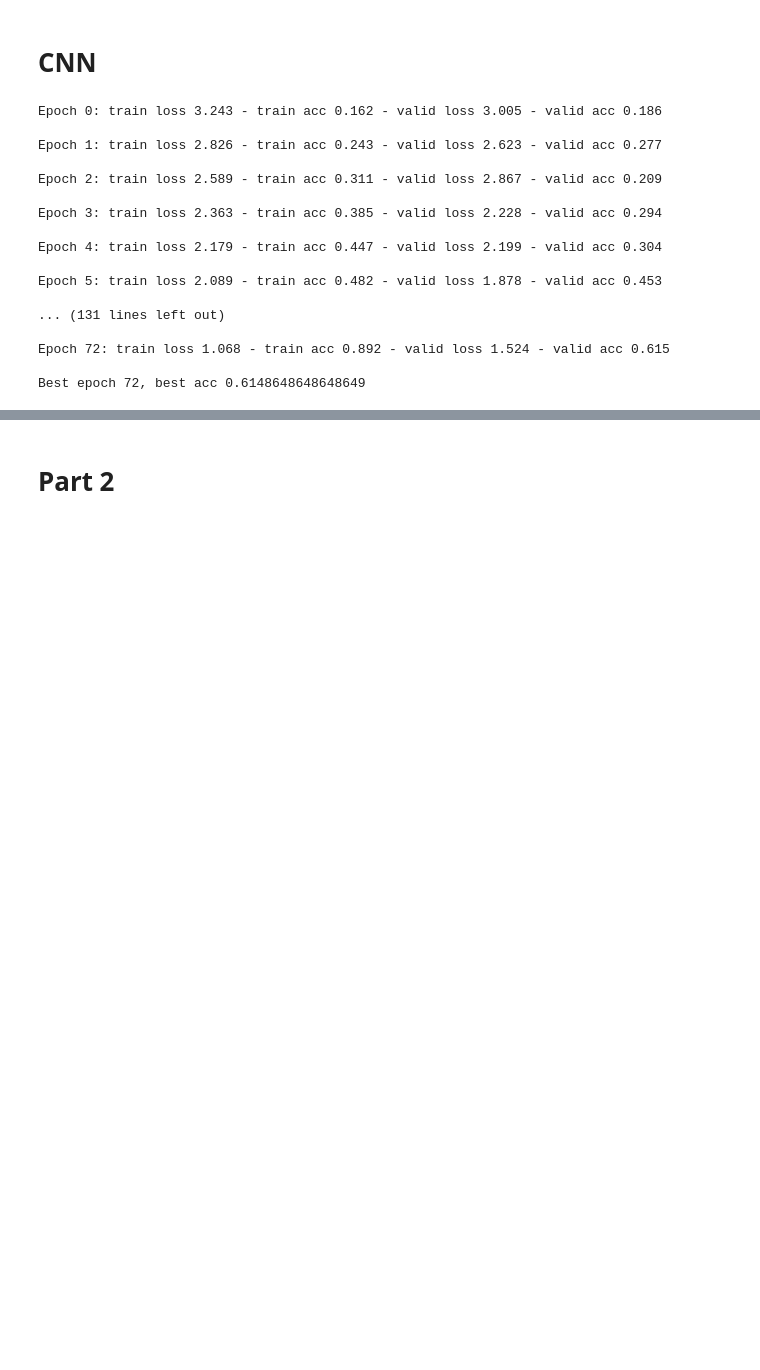
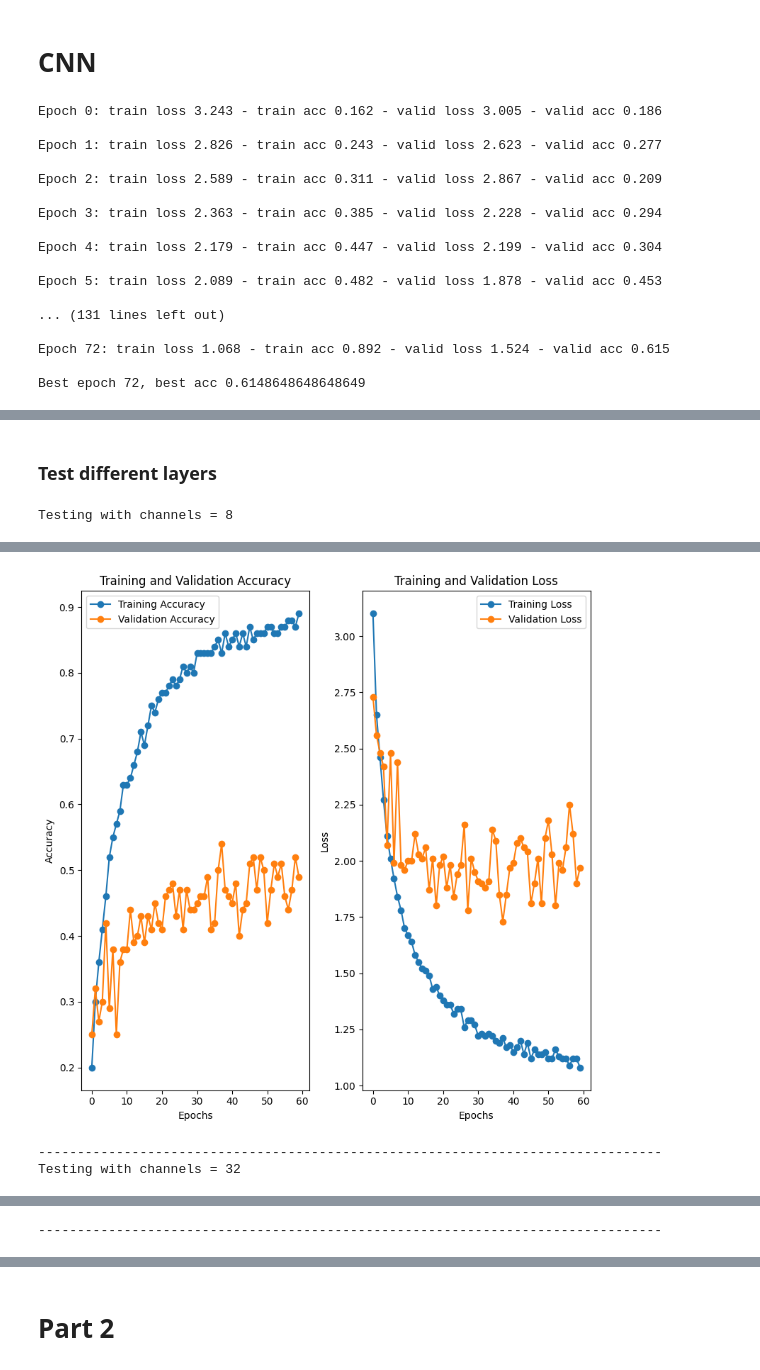
Before and after one commit to Kagannn3/IPCVAssignment1, a Jupyter notebook: IPCV_assignment2v2.ipynb, the cells around one changed output, grey strips where cells are left out. Saved outputs shown, nothing was run; the diff lists cells and outputs as text; code cells hidden in the pictures; blank space fills up the shorter version.

```diff
--- a/IPCV_assignment2v2.ipynb
+++ b/IPCV_assignment2v2.ipynb
@@ -432,0 +508,16 @@ Best epoch 72, best acc 0.6148648648648649
+# %% [markdown]
+### Test different layers
+# %%
+channels = [8,32]
+for ch in channels:
+    print(f"Testing with channels = {ch}")
+    my_model = ExtendedCNN(
+        num_classes = num_classes,
+        channels = ch
+    )
+    my_model.to(device)
+
+    test_plot(my_model,hyperparameters)
+    print('-'*80)
+# %% [output]
+Testing with channels = 8
@@ -432,0 +525,3 @@ Best epoch 72, best acc 0.6148648648648649
+[figure, added]
+--------------------------------------------------------------------------------
+Testing with channels = 32
@@ -432,0 +530 @@ Best epoch 72, best acc 0.6148648648648649
+--------------------------------------------------------------------------------
```
Also changed, not shown: parts of 23 cells of this notebook.
